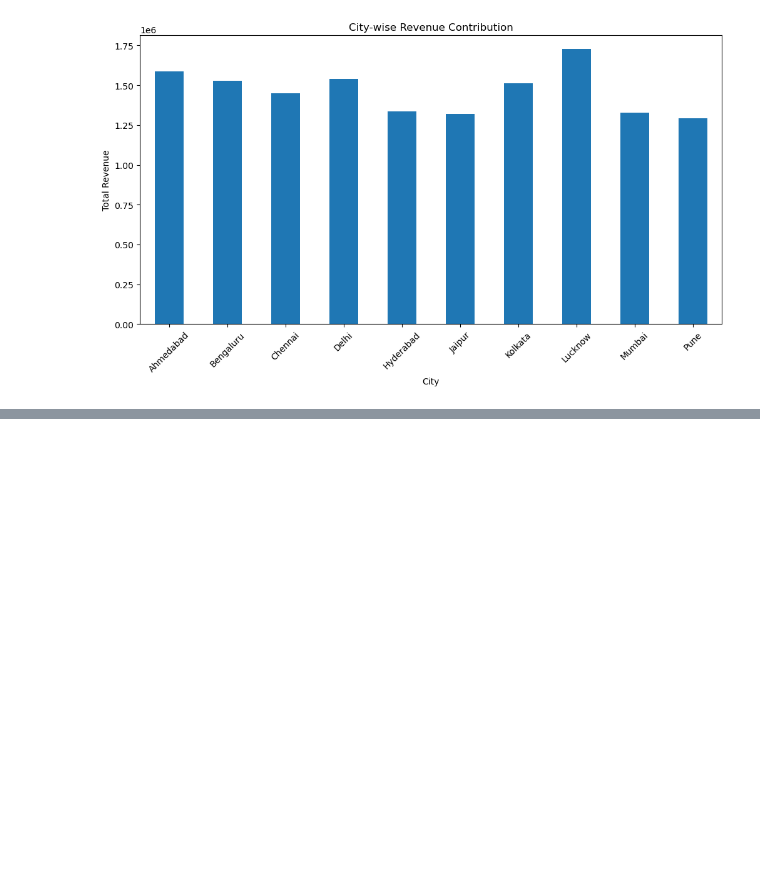
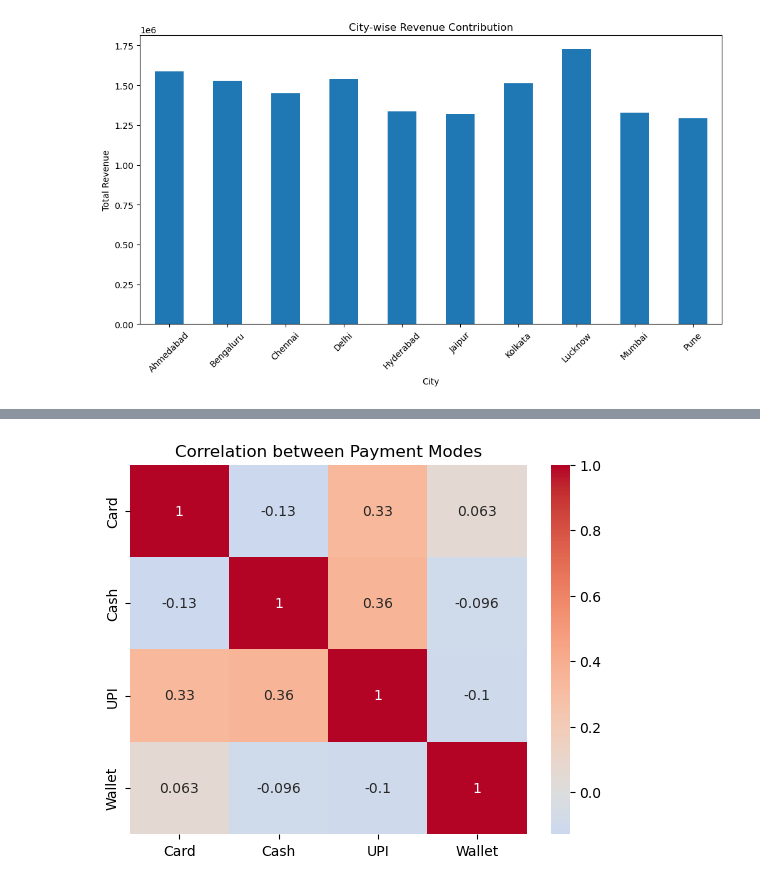
Before and after one commit to Gokul-bit165/Retail_Transactions-Preprocessing-analysis, a Jupyter notebook: data_visualize.ipynb, the cells around one changed output, grey strips where cells are left out. Cells and saved outputs as stored; diff of their text form; code cells hidden in the pictures; blank space fills up the shorter version.

Commit message:
add corr

```diff
--- a/data_visualize.ipynb
+++ b/data_visualize.ipynb
@@ -149,0 +150,8 @@ plt.show()
+# %%
+df_corr = df.drop("Category", axis=1).corr()
+
+sns.heatmap(df_corr, annot=True, cmap="coolwarm", center=0)
+plt.title("Correlation between Payment Modes")
+plt.show()
+# %% [output]
+[figure, added]
```
Also changed, not shown: parts of 5 cells of this notebook, 2 other files.
